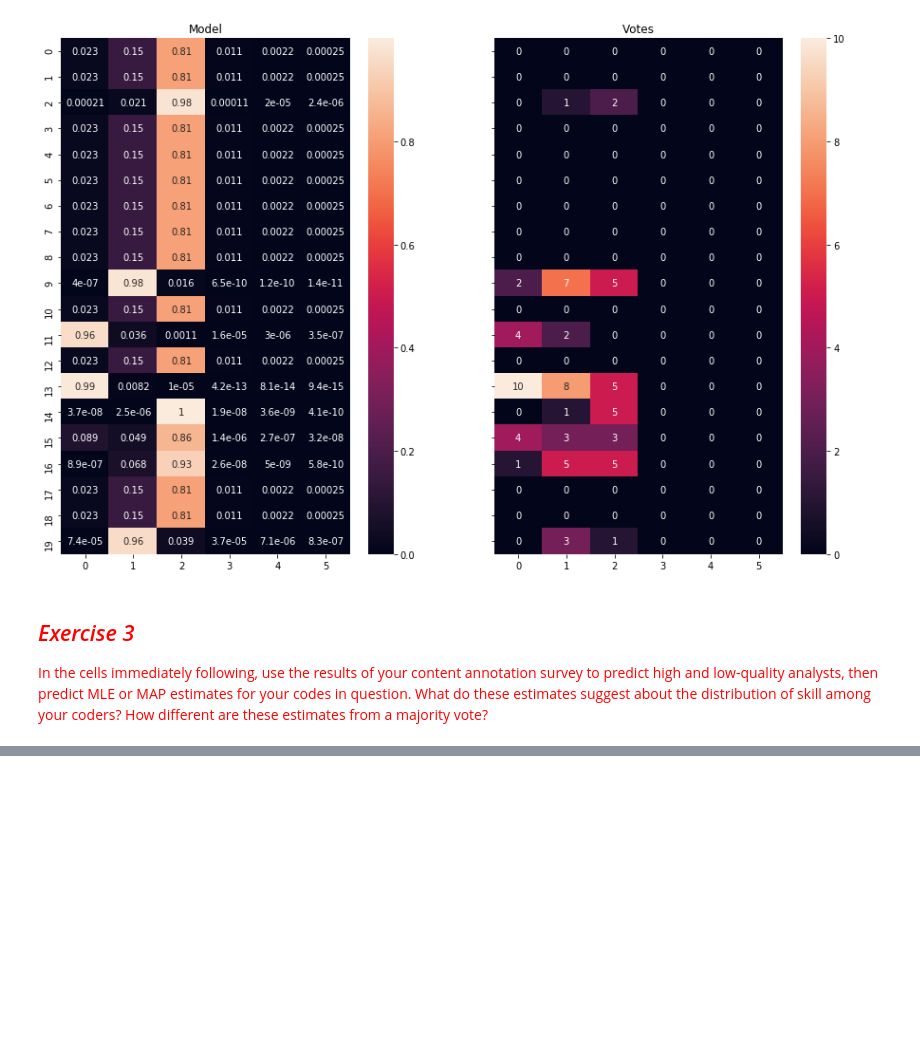
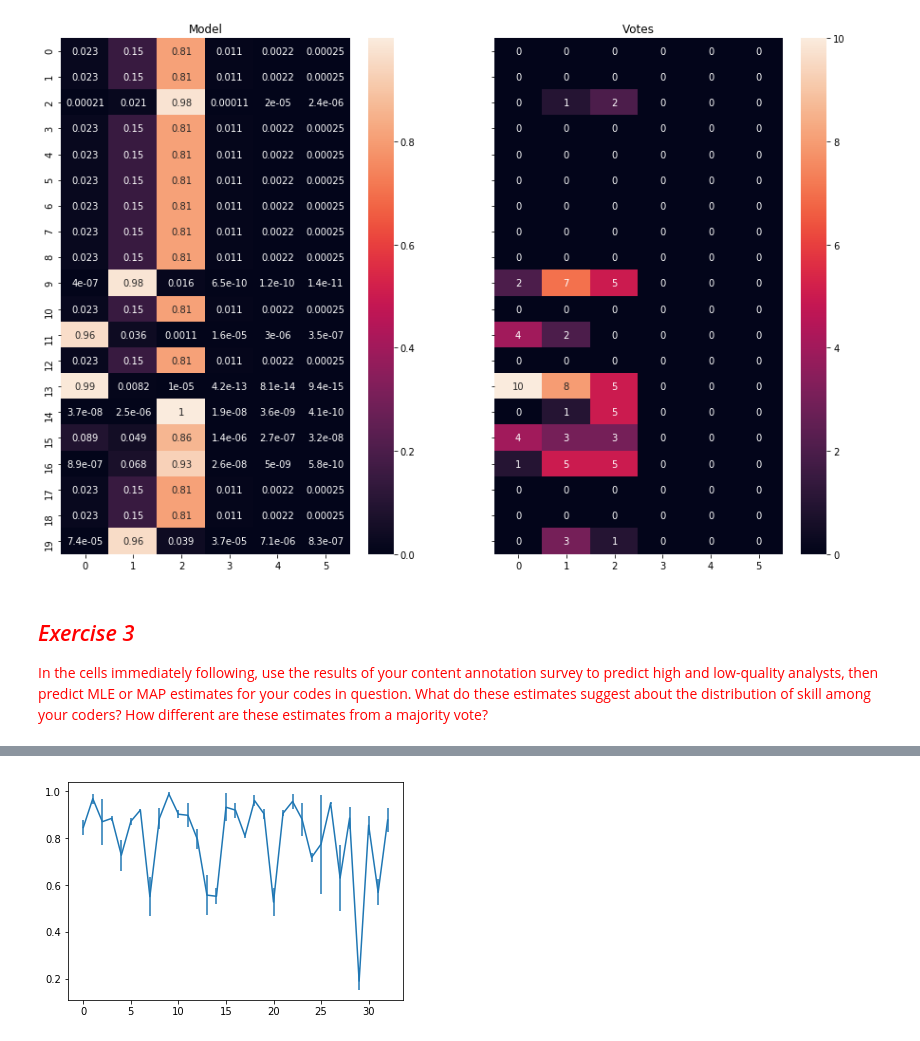
Before and after one commit to sunnyjooey/content-analysis-2018, a Jupyter notebook: 5-Reliability/5-Reliability.ipynb, the cells around one changed output, grey strips where cells are left out. Saved outputs shown, nothing was run; the diff lists cells and outputs as text; code cells hidden in the pictures; blank space fills up the shorter version.

```diff
--- a/5-Reliability/5-Reliability.ipynb
+++ b/5-Reliability/5-Reliability.ipynb
@@ -709,0 +728,12 @@ makeQuestionComparison(model_hot, anno_hot)
+# %%
+# Create coder accuracy chart for Q1
+modelBt_q1.mle(anno_q1.annotations)
+samples = modelBt_q1.sample_posterior_over_accuracy(anno_q1.annotations, 200, burn_in_samples=100, thin_samples=3)
+y =  samples.mean(axis=0)
+y_ci = samples.std(axis=0)
+
+plt.figure()
+plt.errorbar(range(33),y, yerr = y_ci)
+plt.show()
+# %% [output]
+[figure, added]
```
Also changed, not shown: parts of 6 cells of this notebook.
